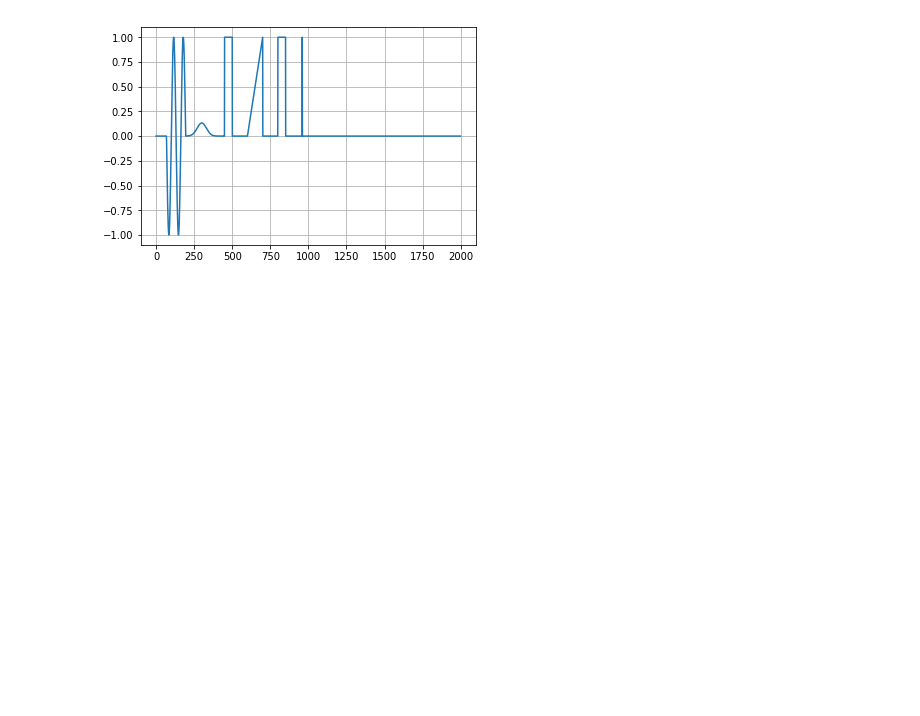
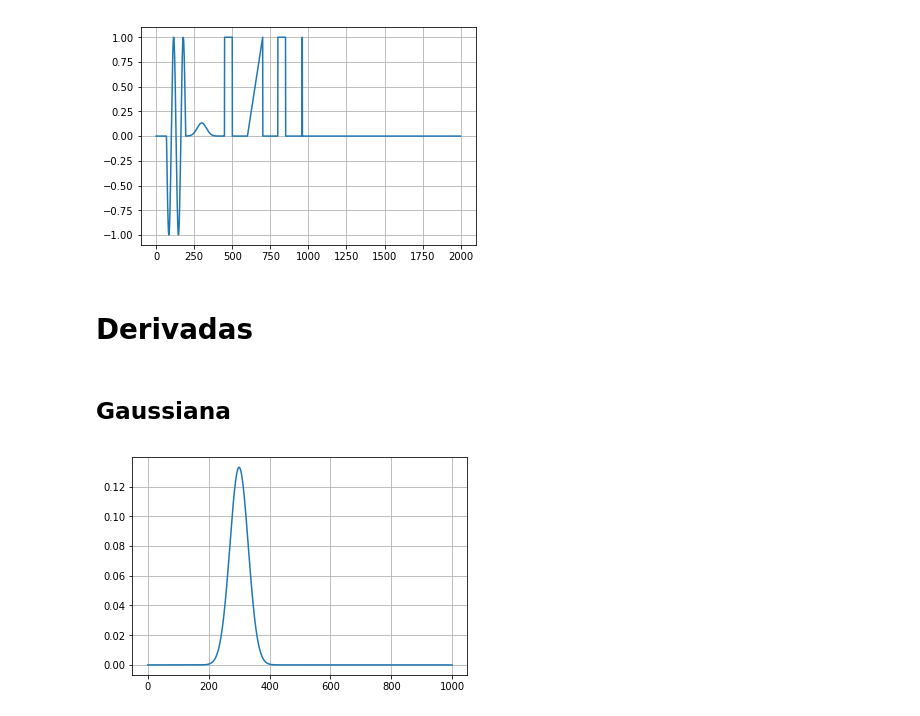
Before and after one commit to ricardoy/correlation_convolution, a Jupyter notebook: convolution x correlation.ipynb, the cells around one changed output. Cells and saved outputs as stored; diff of their text form; code cells hidden in the pictures; blank space fills up the shorter version.

```diff
--- a/convolution x correlation.ipynb
+++ b/convolution x correlation.ipynb
@@ -319,3 +321,11 @@ plot(convolution(g_pulso, h))
 plot(convolution(h, g_pulso))
 # %% [output]
 [figure]
+# %% [markdown]
+# Derivadas
+# %% [markdown]
+## Gaussiana
+# %%
+plot(gaussian_data)
+# %% [output]
+[figure, added]
```
Also changed, not shown: parts of 20 cells of this notebook, 1 other file.
